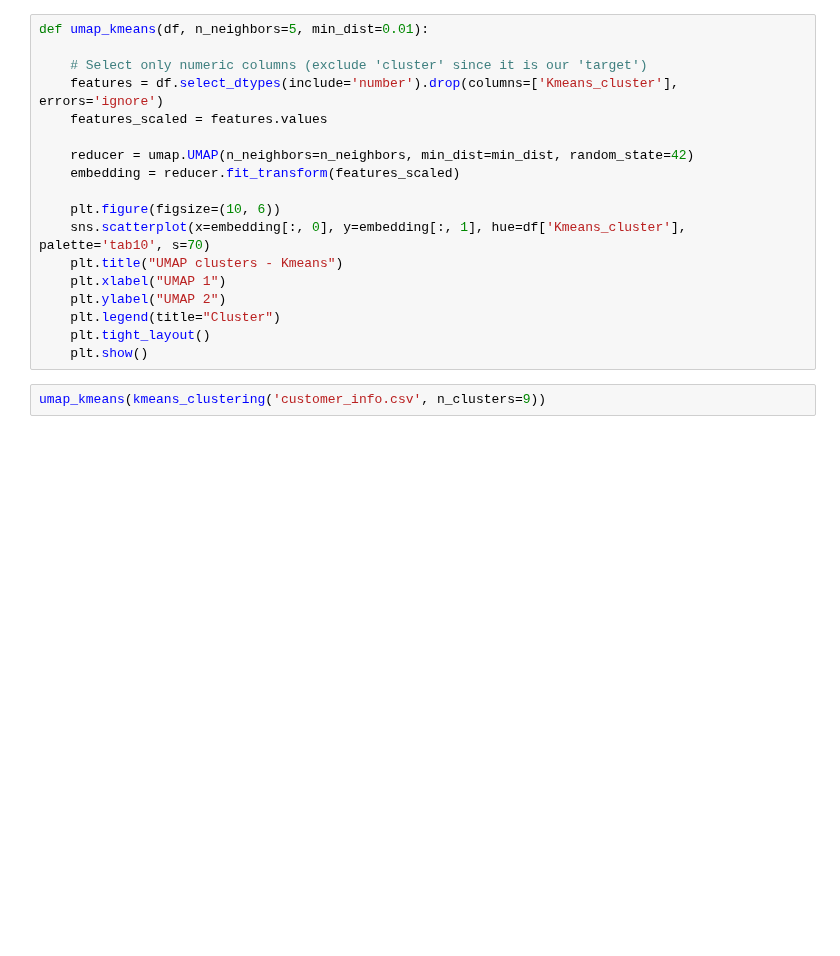
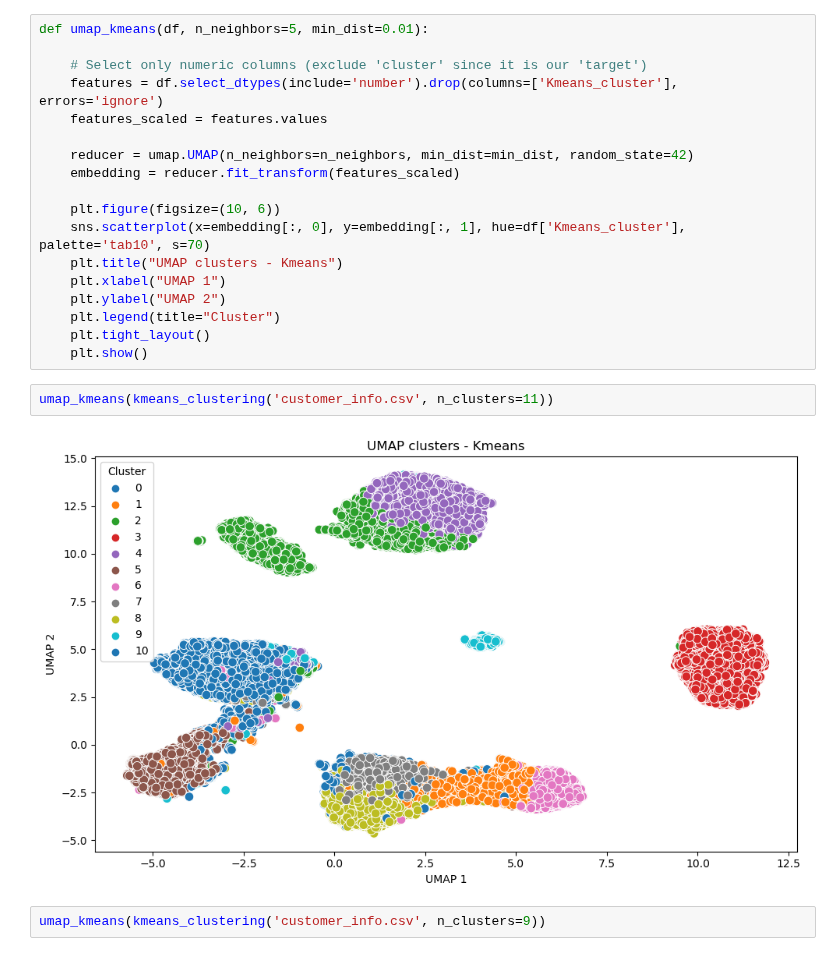
Before and after one commit to Constmsa/ml2.project, a Jupyter notebook: hierarchical_and_kmeans.ipynb, the cells around one changed output. Saved outputs shown, nothing was run; the diff lists cells and outputs as text; blank space fills up the shorter version.

```diff
--- a/hierarchical_and_kmeans.ipynb
+++ b/hierarchical_and_kmeans.ipynb
@@ -80,6 +96,10 @@ def umap_kmeans(df, n_neighbors=5, min_dist=0.01):
     plt.legend(title="Cluster")
     plt.tight_layout()
     plt.show()
+# %%
+umap_kmeans(kmeans_clustering('customer_info.csv', n_clusters=11))
+# %% [output]
+[figure, added]
 # %%
 umap_kmeans(kmeans_clustering('customer_info.csv', n_clusters=9))
 # %% [output]
```
Also changed, not shown: parts of 1 cell of this notebook.
